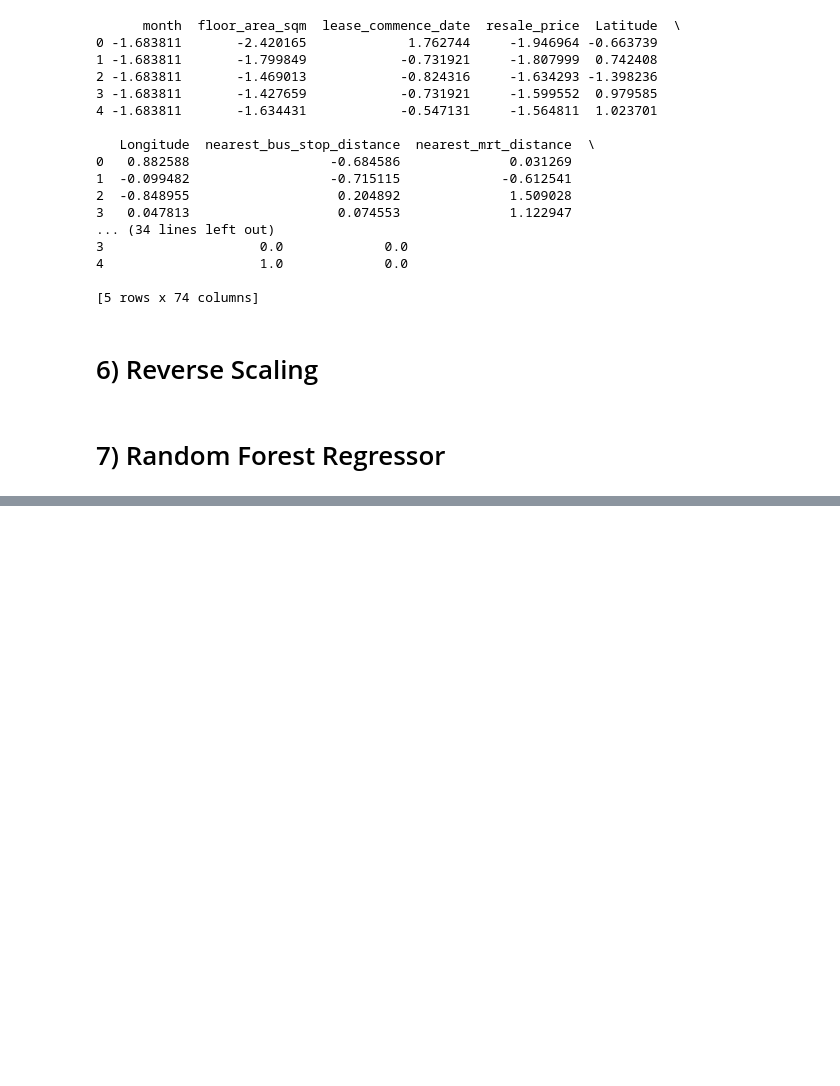
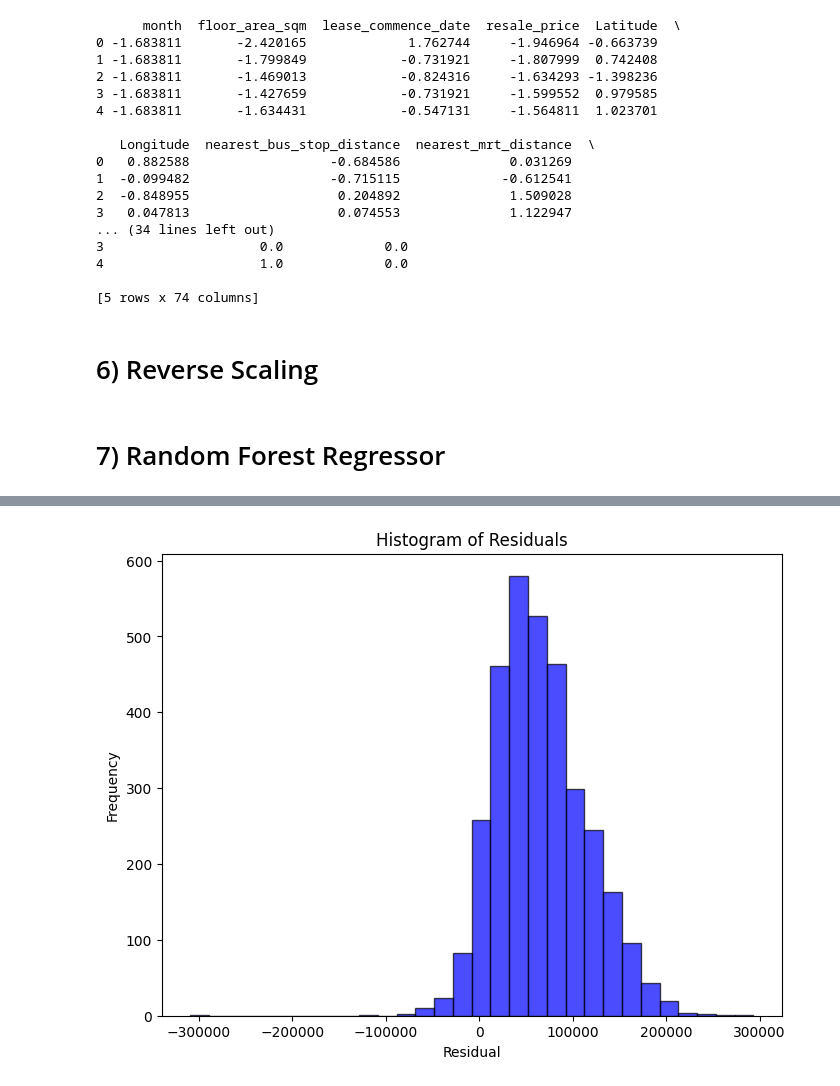
Before and after one commit to cheesexuanyang/Machine-Learning_lab-P5_Group11, a Jupyter notebook: INF2008_Project_RF.ipynb, the cells around one changed output, grey strips where cells are left out. Cells and saved outputs as stored; diff of their text form; code cells hidden in the pictures; blank space fills up the shorter version.

Commit message:
random forest regressor

```diff
--- a/INF2008_Project_RF.ipynb
+++ b/INF2008_Project_RF.ipynb
@@ -697,0 +637,15 @@ ValueError: could not convert string to float: 'Model A'
+# %%
+# Histogram of Residuals
+"""
+A histogram of residuals shows their distribution. Ideally, the residuals should be approximately normally
+distributed around zero, suggesting that the model’s errors are random.
+"""
+
+plt.figure(figsize=(8, 6))
+plt.hist(residuals, bins=30, color='blue', edgecolor='black', alpha=0.7)
+plt.xlabel('Residual')
+plt.ylabel('Frequency')
+plt.title('Histogram of Residuals')
+plt.show()
+# %% [output]
+[figure, added]
```
Also changed, not shown: parts of 18 cells of this notebook.
